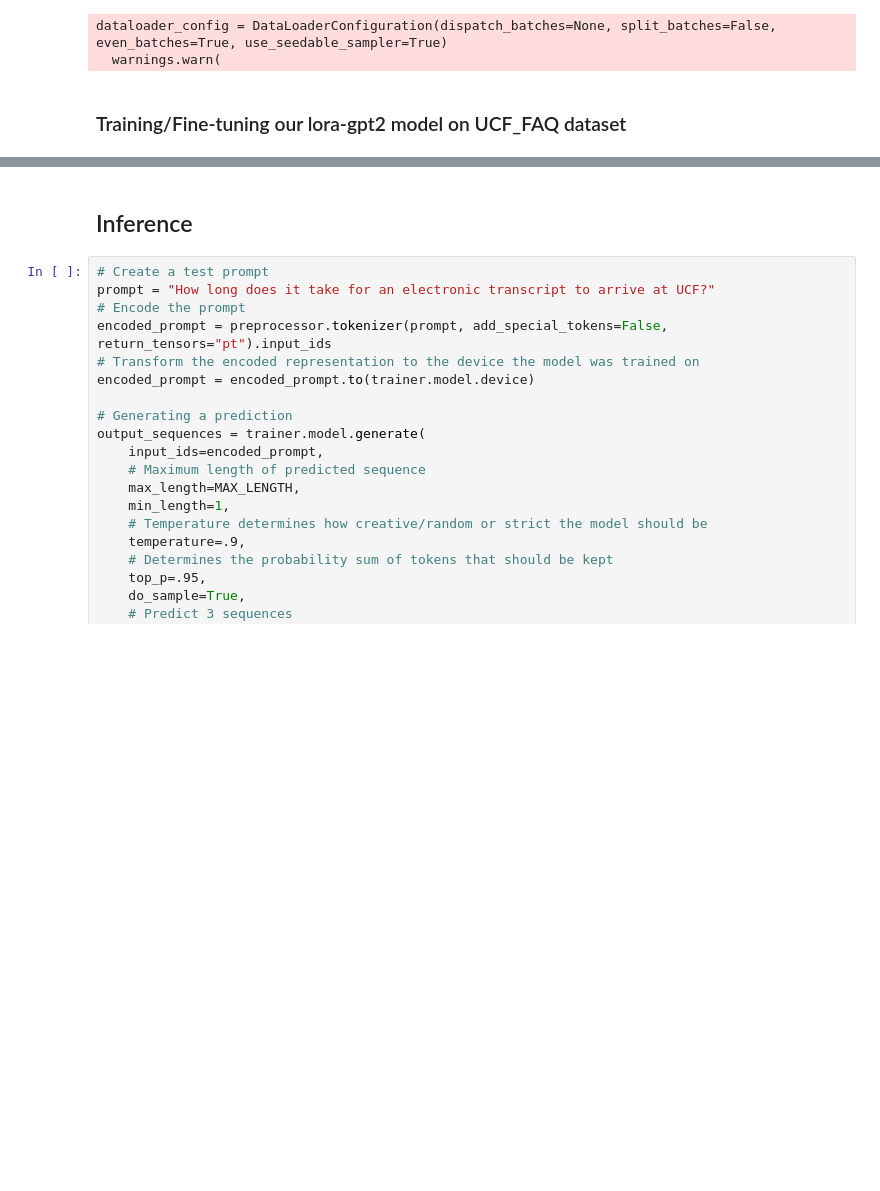
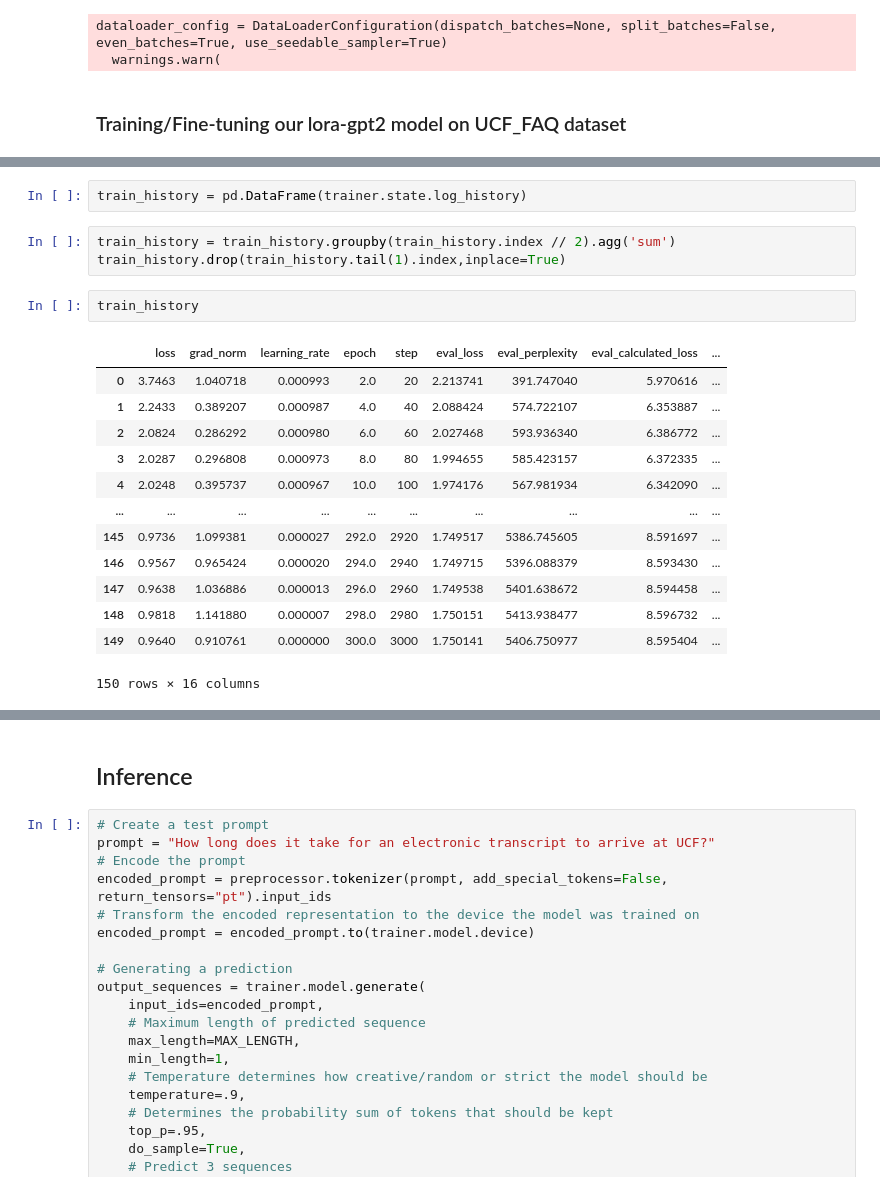
Before and after one commit to nikhilmsreedhar/CAP-6640-Projects, a Jupyter notebook: project-2/chatbot-gpt2-lora.ipynb, the cells around one changed output, grey strips where cells are left out. Cells and saved outputs as stored; diff of their text form; blank space fills up the shorter version.

```diff
--- a/project-2/chatbot-gpt2-lora.ipynb
+++ b/project-2/chatbot-gpt2-lora.ipynb
@@ -260,0 +278,21 @@ TrainOutput(global_step=1500, training_loss=0.8095712788899739, metrics={'train_
+# %%
+train_history = pd.DataFrame(trainer.state.log_history)
+# %%
+train_history = train_history.groupby(train_history.index // 2).agg('sum')
+train_history.drop(train_history.tail(1).index,inplace=True)
+# %%
+train_history
+# %% [output]
+|  | loss | grad_norm | learning_rate | epoch | step | eval_loss | eval_perplexity | eval_calculated_loss | ... |
+| 0 | 3.7463 | 1.040718 | 0.000993 | 2.0 | 20 | 2.213741 | 391.747040 | 5.970616 | ... |
+| 1 | 2.2433 | 0.389207 | 0.000987 | 4.0 | 40 | 2.088424 | 574.722107 | 6.353887 | ... |
+| 2 | 2.0824 | 0.286292 | 0.000980 | 6.0 | 60 | 2.027468 | 593.936340 | 6.386772 | ... |
+| 3 | 2.0287 | 0.296808 | 0.000973 | 8.0 | 80 | 1.994655 | 585.423157 | 6.372335 | ... |
+| 4 | 2.0248 | 0.395737 | 0.000967 | 10.0 | 100 | 1.974176 | 567.981934 | 6.342090 | ... |
+| ... | ... | ... | ... | ... | ... | ... | ... | ... | ... |
+| 145 | 0.9736 | 1.099381 | 0.000027 | 292.0 | 2920 | 1.749517 | 5386.745605 | 8.591697 | ... |
+| 146 | 0.9567 | 0.965424 | 0.000020 | 294.0 | 2940 | 1.749715 | 5396.088379 | 8.593430 | ... |
+| 147 | 0.9638 | 1.036886 | 0.000013 | 296.0 | 2960 | 1.749538 | 5401.638672 | 8.594458 | ... |
+| 148 | 0.9818 | 1.141880 | 0.000007 | 298.0 | 2980 | 1.750151 | 5413.938477 | 8.596732 | ... |
+| 149 | 0.9640 | 0.910761 | 0.000000 | 300.0 | 3000 | 1.750141 | 5406.750977 | 8.595404 | ... |
+150 rows × 16 columns
```
Also changed, not shown: parts of 14 cells of this notebook.
